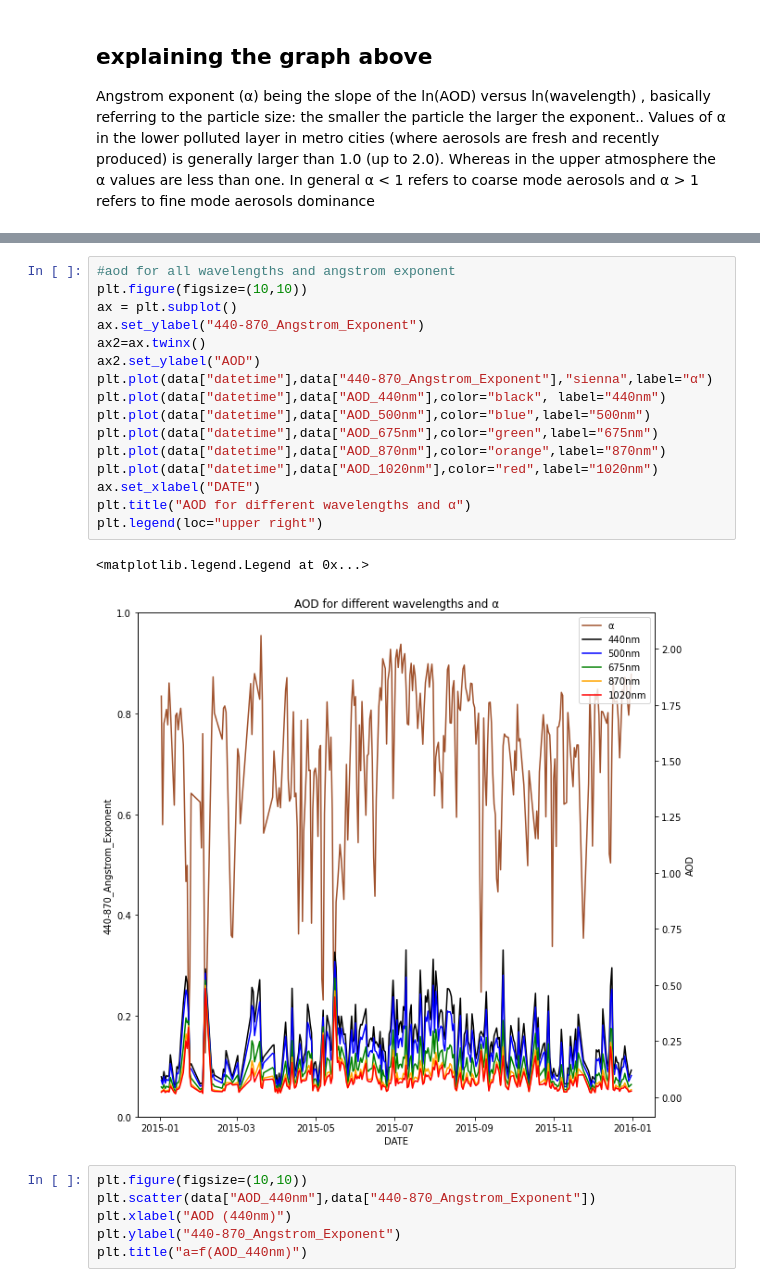
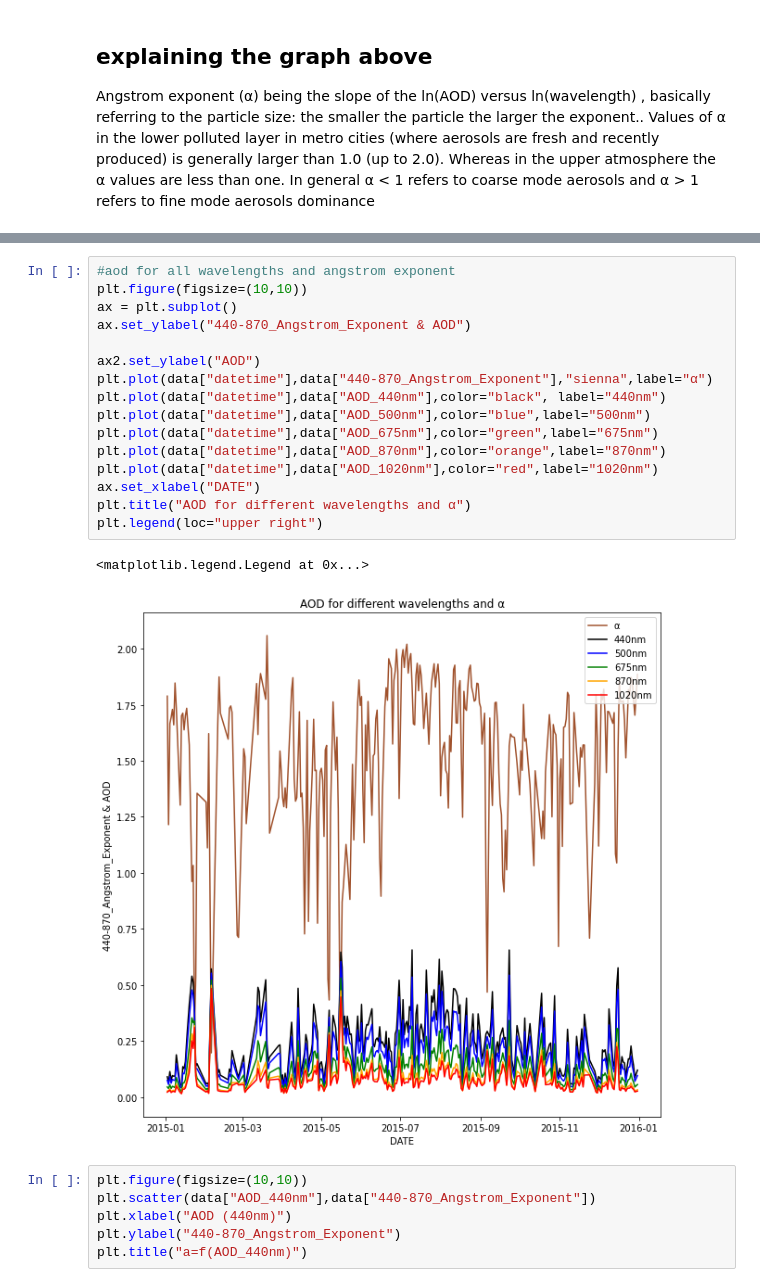
Before and after one commit to nadezsha/atmospheric-physics, a Jupyter notebook: AOD.ipynb, the cells around one changed output, grey strips where cells are left out. Saved outputs shown, nothing was run; the diff lists cells and outputs as text.

```diff
--- a/AOD.ipynb
+++ b/AOD.ipynb
@@ -133,22 +136,22 @@ plt.legend()
 # %%
 #aod for all wavelengths and angstrom exponent
 plt.figure(figsize=(10,10))
 ax = plt.subplot()
-ax.set_ylabel("440-870_Angstrom_Exponent")
-ax2=ax.twinx()
+ax.set_ylabel("440-870_Angstrom_Exponent & AOD")
+
 ax2.set_ylabel("AOD")
 plt.plot(data["datetime"],data["440-870_Angstrom_Exponent"],"sienna",label="α")
 plt.plot(data["datetime"],data["AOD_440nm"],color="black", label="440nm")
 plt.plot(data["datetime"],data["AOD_500nm"],color="blue",label="500nm")
 plt.plot(data["datetime"],data["AOD_675nm"],color="green",label="675nm")
 plt.plot(data["datetime"],data["AOD_870nm"],color="orange",label="870nm")
 plt.plot(data["datetime"],data["AOD_1020nm"],color="red",label="1020nm")
 ax.set_xlabel("DATE")
 plt.title("AOD for different wavelengths and α")
 plt.legend(loc="upper right")
 # %% [output]
 <matplotlib.legend.Legend at 0x...>
-[figure, old version]
+[figure, new version]
 # %%
 plt.figure(figsize=(10,10))
 plt.scatter(data["AOD_440nm"],data["440-870_Angstrom_Exponent"])
```
Also changed, not shown: parts of 8 cells of this notebook.
